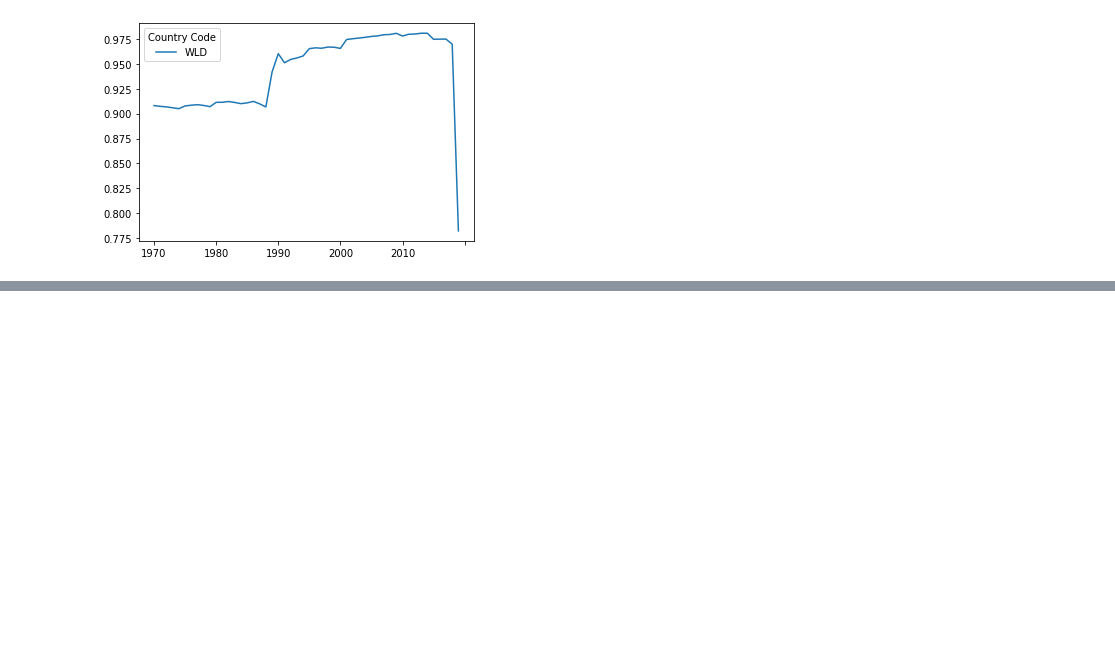
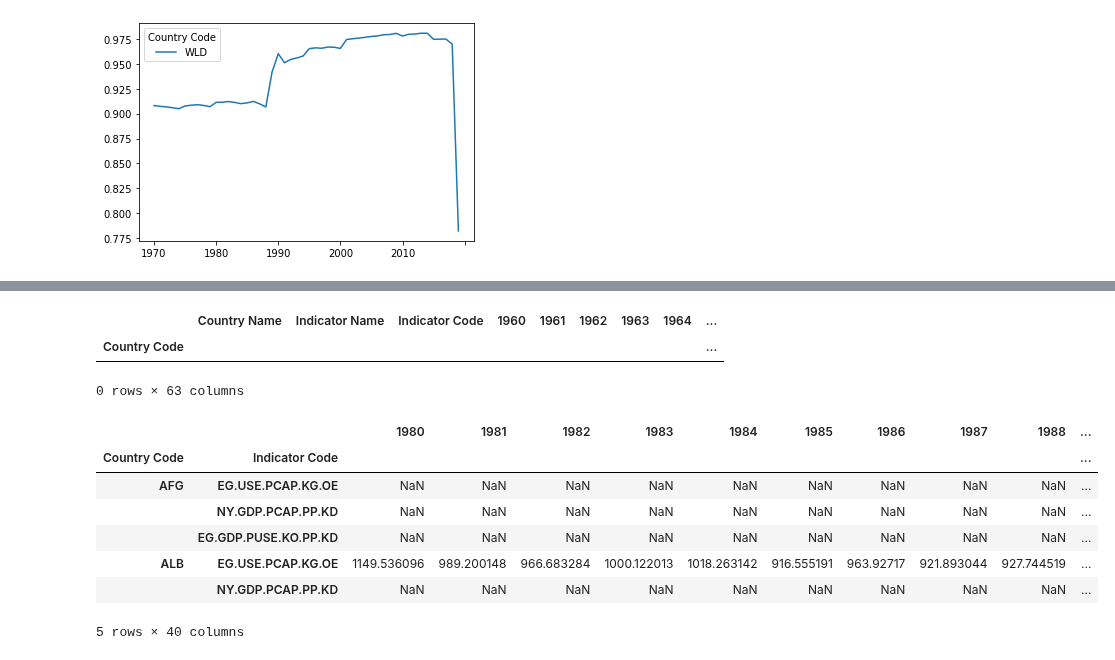
Before and after one commit to drakesiard/em-2020, a Jupyter notebook: data/D1_extract_WB_series.ipynb, the cells around one changed output, grey strips where cells are left out. Drawn from its saved outputs; the diff is of its cells as text; code cells hidden in the pictures; blank space fills up the shorter version.

```diff
--- a/data/D1_extract_WB_series.ipynb
+++ b/data/D1_extract_WB_series.ipynb
@@ -134,0 +126,21 @@ Name: 1969, Length: 217, dtype: float64
+# %%
+energy = ['NY.GDP.PCAP.PP.KD',
+    'EG.USE.PCAP.KG.OE',
+    'EG.GDP.PUSE.KO.PP.KD']
+data.loc[is_country & (data['Indicator Code'].isin(energy))].set_index('Country Code')[1980:]
+# %% [output]
+|  | Country Name | Indicator Name | Indicator Code | 1960 | 1961 | 1962 | 1963 | 1964 | ... |
+| Country Code |  |  |  |  |  |  |  |  | ... |
+0 rows × 63 columns
+# %%
+x = data.loc[is_country & data['Indicator Code'].isin(energy)].set_index(['Country Code', 'Indicator Code']).loc[:, '1980':]
+x.head()
+# %% [output]
+|  |  | 1980 | 1981 | 1982 | 1983 | 1984 | 1985 | 1986 | 1987 | 1988 | ... |
+| Country Code | Indicator Code |  |  |  |  |  |  |  |  |  | ... |
+| AFG | EG.USE.PCAP.KG.OE | NaN | NaN | NaN | NaN | NaN | NaN | NaN | NaN | NaN | ... |
+|  | NY.GDP.PCAP.PP.KD | NaN | NaN | NaN | NaN | NaN | NaN | NaN | NaN | NaN | ... |
+|  | EG.GDP.PUSE.KO.PP.KD | NaN | NaN | NaN | NaN | NaN | NaN | NaN | NaN | NaN | ... |
+| ALB | EG.USE.PCAP.KG.OE | 1149.536096 | 989.200148 | 966.683284 | 1000.122013 | 1018.263142 | 916.555191 | 963.92717 | 921.893044 | 927.744519 | ... |
+|  | NY.GDP.PCAP.PP.KD | NaN | NaN | NaN | NaN | NaN | NaN | NaN | NaN | NaN | ... |
+5 rows × 40 columns
```
Also changed, not shown: parts of 4 cells of this notebook, 1 other file.
